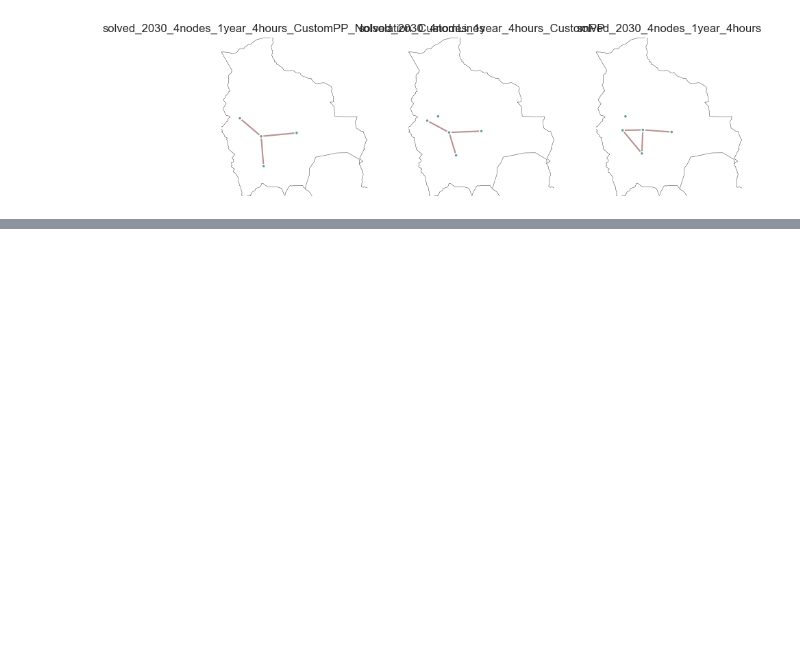
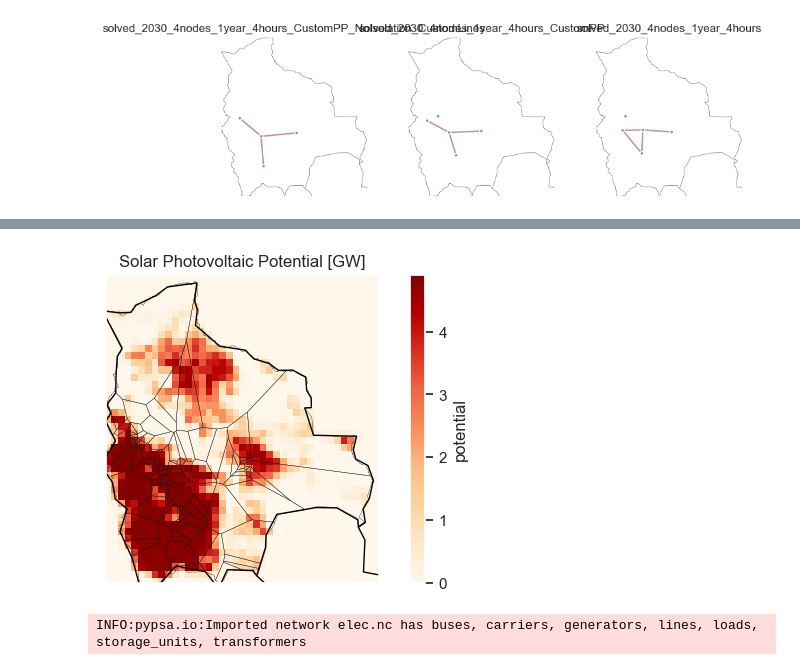
Before and after one commit to carlosfv92/pypsa-africa, a Jupyter notebook: Result_analysis/2_additional_plotting_results_BO copy.ipynb, the cells around one changed output, grey strips where cells are left out. Saved outputs shown, nothing was run; the diff lists cells and outputs as text; code cells hidden in the pictures; blank space fills up the shorter version.

```diff
--- a/Result_analysis/2_additional_plotting_results_BO copy.ipynb
+++ b/Result_analysis/2_additional_plotting_results_BO copy.ipynb
@@ -204,0 +398,19 @@ INFO:pypsa.io:Imported network elec_s_4_ec_lcopt_Co2L-4H.nc has buses, carriers,
+# %%
+plot_map(
+    solar.potential / 1000,
+    "OrRd",
+    #ccrs.Orthographic(),
+    ccrs.PlateCarree(),
+    voronoi="onshore",
+    title="Solar Photovoltaic Potential [GW]",
+    # filename="solar-gridcell.pdf",
+)
+# %% [output]
+[figure, added]
+# %%
+resource_path = os.path.realpath("desktop/pypsa-earth/resources")
+network_path = os.path.realpath("desktop/pypsa-earth/networks")
+br = gpd.read_file(f"{resource_path}/bus_regions/regions_onshore.geojson")
+elec = pypsa.Network(f"{network_path}/elec.nc")
+# %% [output]
+INFO:pypsa.io:Imported network elec.nc has buses, carriers, generators, lines, loads, storage_units, transformers
```
Also changed, not shown: parts of 21 cells of this notebook, 28 other files.
